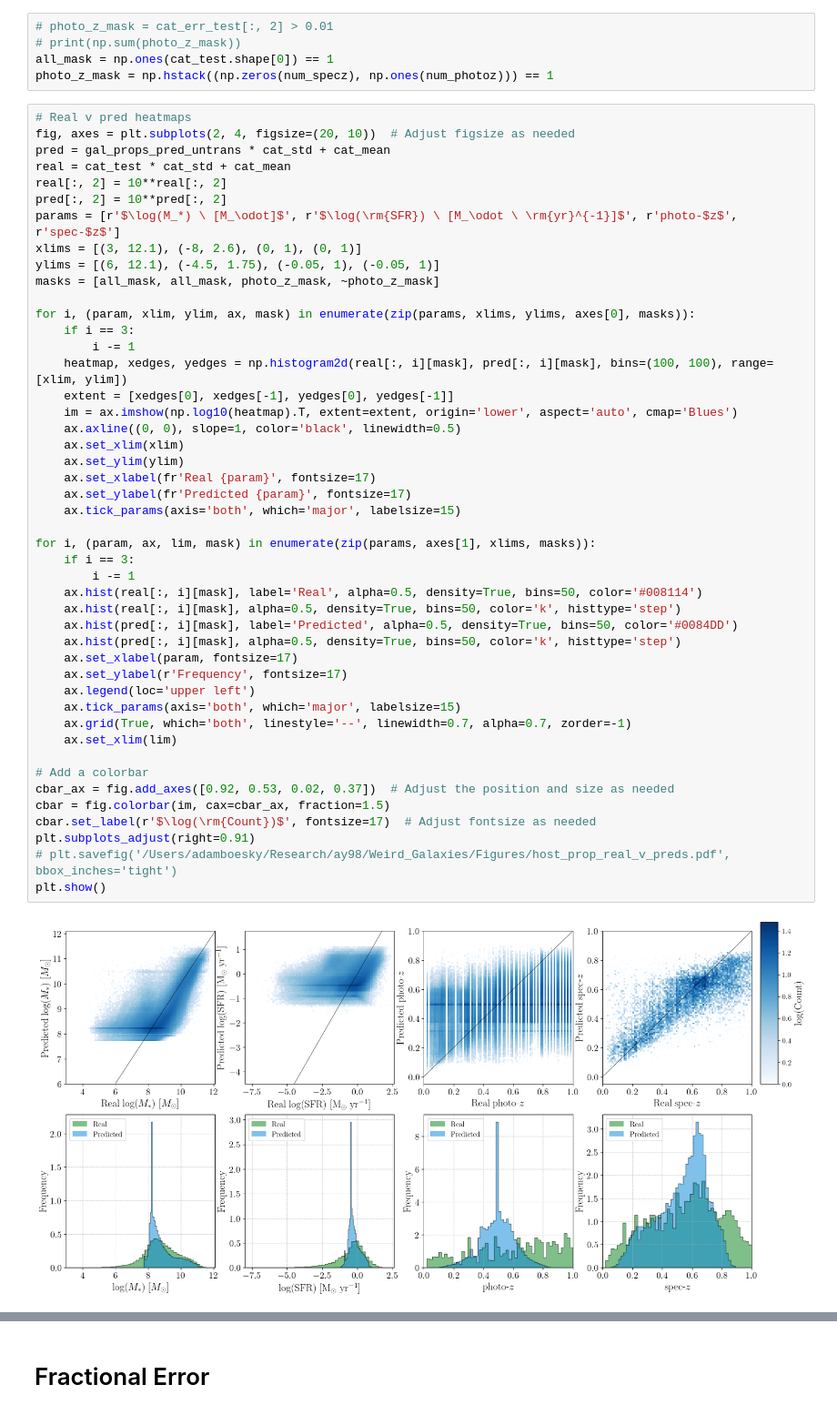
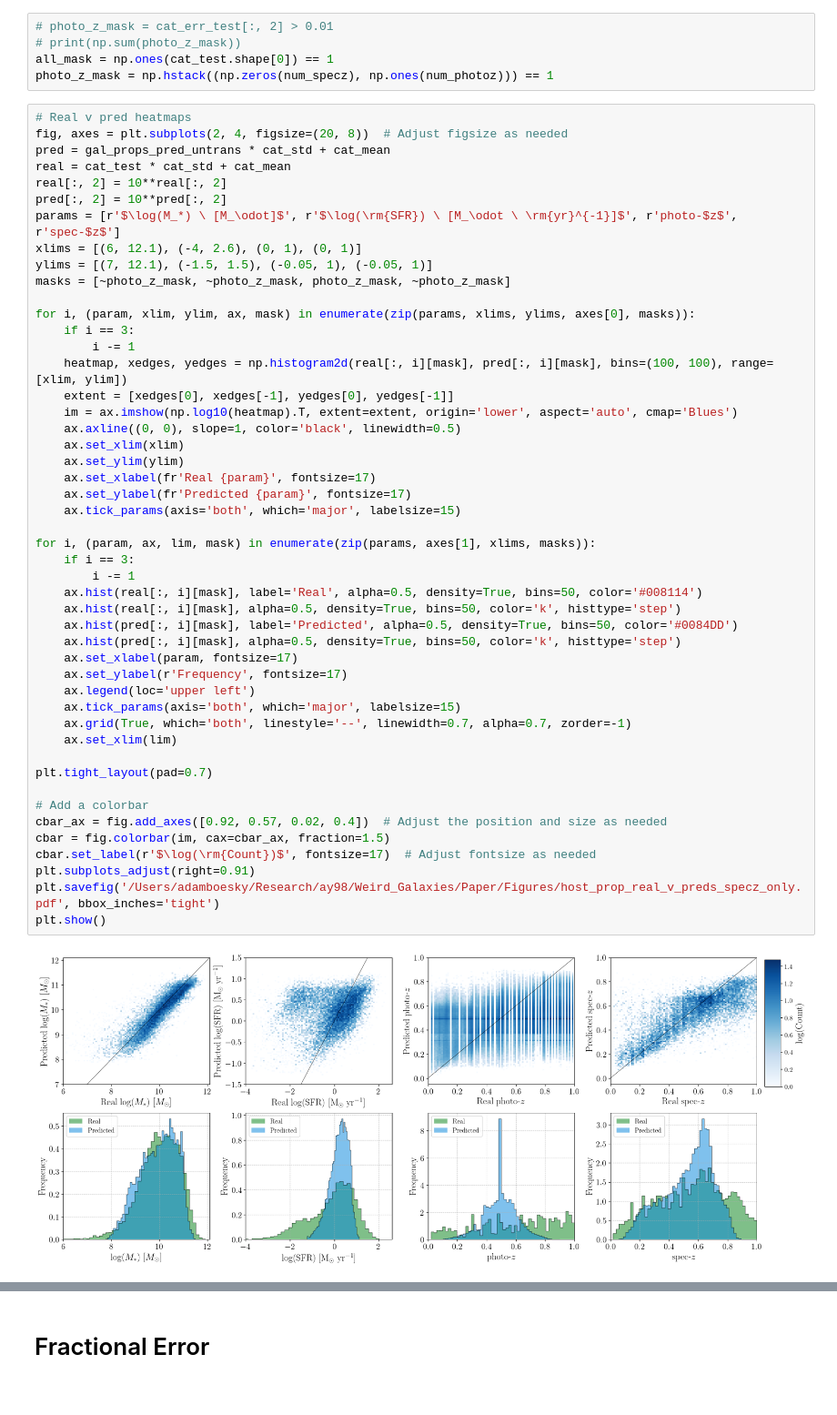
Before and after one commit to Adam-Boesky/astro_SPLASH, a Jupyter notebook: Paper/hp_no_photoz_nice_loss_grizy_grid_search_weighted/results.ipynb, the cells around one changed output, grey strips where cells are left out. Shown at 91% size. Saved outputs shown, nothing was run; the diff lists cells and outputs as text.

Commit message:
Add testing and updating plots

```diff
--- a/Paper/hp_no_photoz_nice_loss_grizy_grid_search_weighted/results.ipynb
+++ b/Paper/hp_no_photoz_nice_loss_grizy_grid_search_weighted/results.ipynb
@@ -272,15 +273,15 @@ all_mask = np.ones(cat_test.shape[0]) == 1
 photo_z_mask = np.hstack((np.zeros(num_specz), np.ones(num_photoz))) == 1
 # %%
 # Real v pred heatmaps
-fig, axes = plt.subplots(2, 4, figsize=(20, 10))  # Adjust figsize as needed
+fig, axes = plt.subplots(2, 4, figsize=(20, 8))  # Adjust figsize as needed
 pred = gal_props_pred_untrans * cat_std + cat_mean
 real = cat_test * cat_std + cat_mean
 real[:, 2] = 10**real[:, 2]
 pred[:, 2] = 10**pred[:, 2]
 params = [r'$\log(M_*) \ [M_\odot]$', r'$\log(\rm{SFR}) \ [M_\odot \ \rm{yr}^{-1}]$', r'photo-$z$', r'spec-$z$']
-xlims = [(3, 12.1), (-8, 2.6), (0, 1), (0, 1)]
-ylims = [(6, 12.1), (-4.5, 1.75), (-0.05, 1), (-0.05, 1)]
-masks = [all_mask, all_mask, photo_z_mask, ~photo_z_mask]
+xlims = [(6, 12.1), (-4, 2.6), (0, 1), (0, 1)]
+ylims = [(7, 12.1), (-1.5, 1.5), (-0.05, 1), (-0.05, 1)]
+masks = [~photo_z_mask, ~photo_z_mask, photo_z_mask, ~photo_z_mask]
 
 for i, (param, xlim, ylim, ax, mask) in enumerate(zip(params, xlims, ylims, axes[0], masks)):
     if i == 3:
@@ -288,33 +289,35 @@ for i, (param, xlim, ylim, ax, mask) in enumerate(zip(params, xlims, ylims, axes
     heatmap, xedges, yedges = np.histogram2d(real[:, i][mask], pred[:, i][mask], bins=(100, 100), range=[xlim, ylim])
     extent = [xedges[0], xedges[-1], yedges[0], yedges[-1]]
     im = ax.imshow(np.log10(heatmap).T, extent=extent, origin='lower', aspect='auto', cmap='Blues')
     ax.axline((0, 0), slope=1, color='black', linewidth=0.5)
     ax.set_xlim(xlim)
     ax.set_ylim(ylim)
     ax.set_xlabel(fr'Real {param}', fontsize=17)
     ax.set_ylabel(fr'Predicted {param}', fontsize=17)
     ax.tick_params(axis='both', which='major', labelsize=15)
 
 for i, (param, ax, lim, mask) in enumerate(zip(params, axes[1], xlims, masks)):
     if i == 3:
         i -= 1
     ax.hist(real[:, i][mask], label='Real', alpha=0.5, density=True, bins=50, color='#008114')
     ax.hist(real[:, i][mask], alpha=0.5, density=True, bins=50, color='k', histtype='step')
     ax.hist(pred[:, i][mask], label='Predicted', alpha=0.5, density=True, bins=50, color='#0084DD')
     ax.hist(pred[:, i][mask], alpha=0.5, density=True, bins=50, color='k', histtype='step')
     ax.set_xlabel(param, fontsize=17)
     ax.set_ylabel(r'Frequency', fontsize=17)
     ax.legend(loc='upper left')
     ax.tick_params(axis='both', which='major', labelsize=15)
     ax.grid(True, which='both', linestyle='--', linewidth=0.7, alpha=0.7, zorder=-1)
     ax.set_xlim(lim)
 
+plt.tight_layout(pad=0.7)
+
 # Add a colorbar
-cbar_ax = fig.add_axes([0.92, 0.53, 0.02, 0.37])  # Adjust the position and size as needed
+cbar_ax = fig.add_axes([0.92, 0.57, 0.02, 0.4])  # Adjust the position and size as needed
 cbar = fig.colorbar(im, cax=cbar_ax, fraction=1.5)
 cbar.set_label(r'$\log(\rm{Count})$', fontsize=17)  # Adjust fontsize as needed
 plt.subplots_adjust(right=0.91)
-# plt.savefig('/Users/adamboesky/Research/ay98/Weird_Galaxies/Figures/host_prop_real_v_preds.pdf', bbox_inches='tight')
+plt.savefig('/Users/adamboesky/Research/ay98/Weird_Galaxies/Paper/Figures/host_prop_real_v_preds_specz_only.pdf', bbox_inches='tight')
 plt.show()
 # %% [output]
-[figure, old version]
+[figure, new version]
```
Also changed, not shown: parts of 7 cells of this notebook, 36 other files.
